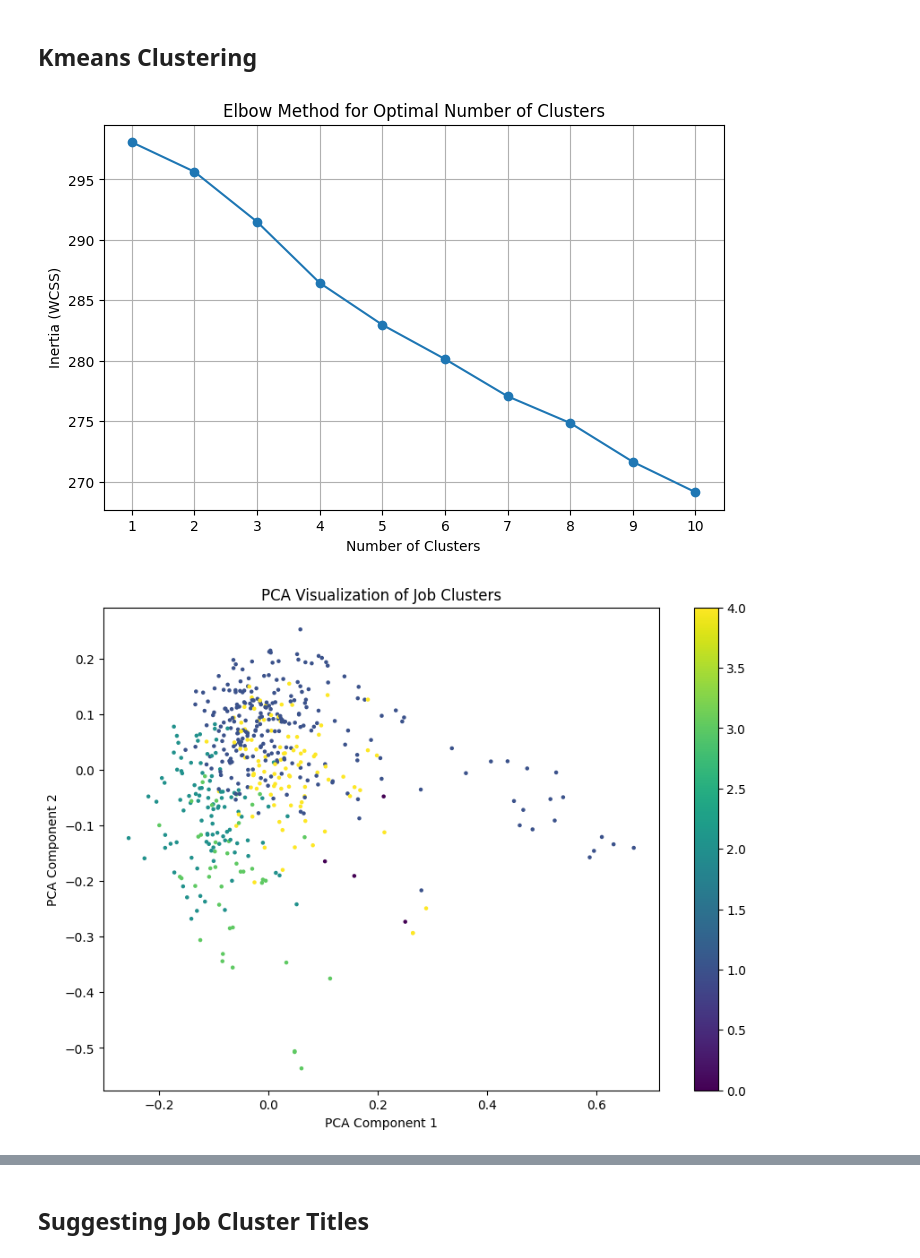
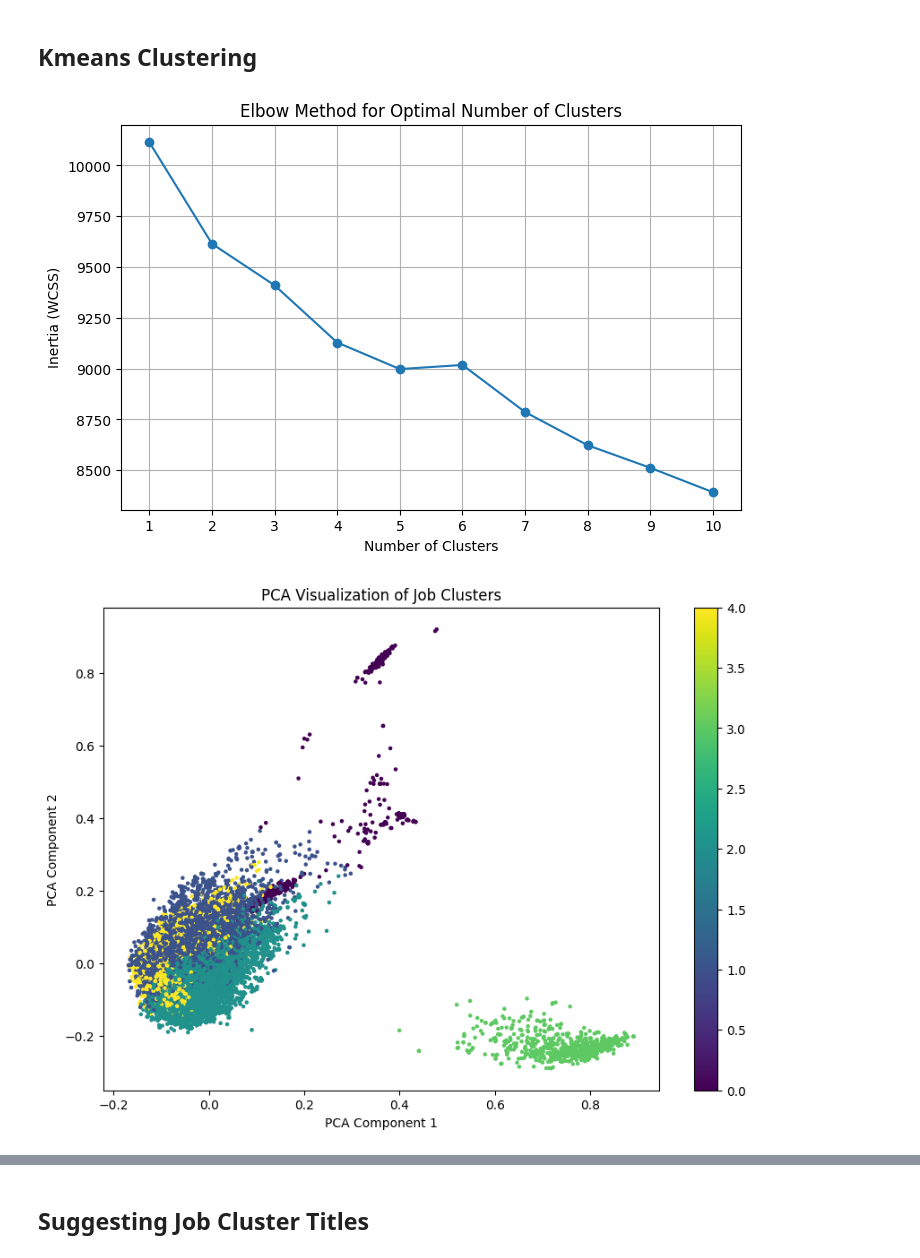
Before and after one commit to Candogram-Break-Through-Tech-AI/Job-Title-Generalization, a Jupyter notebook: JobClustering.ipynb, the cells around one changed output, grey strips where cells are left out. Saved outputs shown, nothing was run; the diff lists cells and outputs as text; code cells hidden in the pictures.

Commit message:
edited kmeans

```diff
--- a/JobClustering.ipynb
+++ b/JobClustering.ipynb
@@ -410,11 +407,11 @@ from sklearn.decomposition import PCA
 import matplotlib.pyplot as plt
 
 # Step 1: Combine the Description and Not_Description_Text into one column (optional)
-df_output['Combined_Text'] = df_output['Description_Text'] + ' ' + df_output['Not_Description_Text']
+df['Combined_Text'] = df['Extracted_Description'] + ' ' + df['Extracted_Not_Description']
 
 # Step 2: Transform with TF-IDF
 vectorizer = TfidfVectorizer(max_features=800, min_df=5)
-X = vectorizer.fit_transform(df_output['Combined_Text'])  # Use 'Combined_Text' or just 'Description_Text'
+X = vectorizer.fit_transform(df['Combined_Text'])  # Use 'Combined_Text' or just 'Description_Text'
 # %%
 # Step 3: Elbow Method to Determine Optimal Clusters
 inertias = []
@@ -433,27 +430,27 @@ plt.xticks(k_values)
 plt.grid(True)
 plt.show()
 # %% [output]
-[figure, old version]
+[figure, new version]
 # %%
 # Step 4: Apply KMeans
 num_clusters = 5  # Set based on Elbow Method results
 kmeans = KMeans(n_clusters=num_clusters, random_state=0)
 kmeans.fit(X)
-df_output['Cluster'] = kmeans.labels_
+df['Cluster'] = kmeans.labels_
 
 # Step 5: PCA for Visualization
 pca = PCA(n_components=2)
 reduced_X = pca.fit_transform(X.toarray())
 
 plt.figure(figsize=(10, 7))
-plt.scatter(reduced_X[:, 0], reduced_X[:, 1], c=df_output['Cluster'], cmap='viridis', s=5)
+plt.scatter(reduced_X[:, 0], reduced_X[:, 1], c=df['Cluster'], cmap='viridis', s=5)
 plt.colorbar()
 plt.title("PCA Visualization of Job Clusters")
 plt.xlabel("PCA Component 1")
 plt.ylabel("PCA Component 2")
 plt.show()
 # %% [output]
-[figure, old version]
+[figure, new version]
 # %%
 # Step 6: Inspect Clusters
 terms = vectorizer.get_feature_names_out()
```
Also changed, not shown: parts of 10 cells of this notebook.
